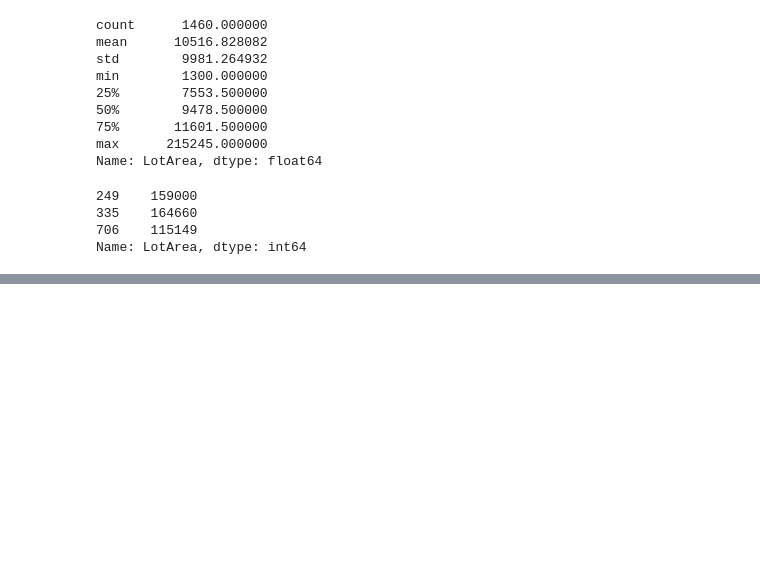
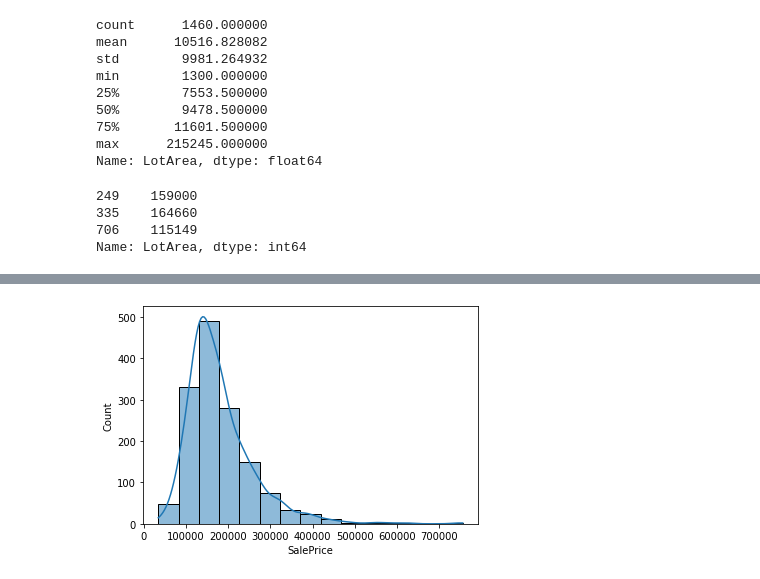
Before and after one commit to taruj/Advanced-Regression-Assignment, a Jupyter notebook: Advanced_Regression_Assignment.ipynb, the cells around one changed output, grey strips where cells are left out. Cells and saved outputs as stored; diff of their text form; code cells hidden in the pictures; blank space fills up the shorter version.

```diff
--- a/Advanced_Regression_Assignment.ipynb
+++ b/Advanced_Regression_Assignment.ipynb
@@ -473,0 +500,11 @@ temp_data[temp_data["Missing %"]!="0.00"].sort_values(by="Missing %",ascending=F
+# %%
+#Custom funtions for analisys
+def count_show(col):
+    pal=["tab10","hls","husl","Set2","Paired","flare","rocket","cubehelix"]
+    sns.countplot(col,palette=random.choice(pal))
+    plt.show()
+
+def hist_show(col,y=7):
+    pal=["tab10","hls","husl","Set2","Paired","flare"]
+    sns.histplot(col,palette=random.choice(pal),bins=y,kde=True)
+    plt.show()
@@ -473,0 +535,6 @@ temp_data[temp_data["Missing %"]!="0.00"].sort_values(by="Missing %",ascending=F
+# %%
+## Data skew in SalePrice
+hist_show(data.SalePrice,15)
+plt.show()
+# %% [output]
+[figure, added]
```
Also changed, not shown: parts of 12 cells of this notebook.
